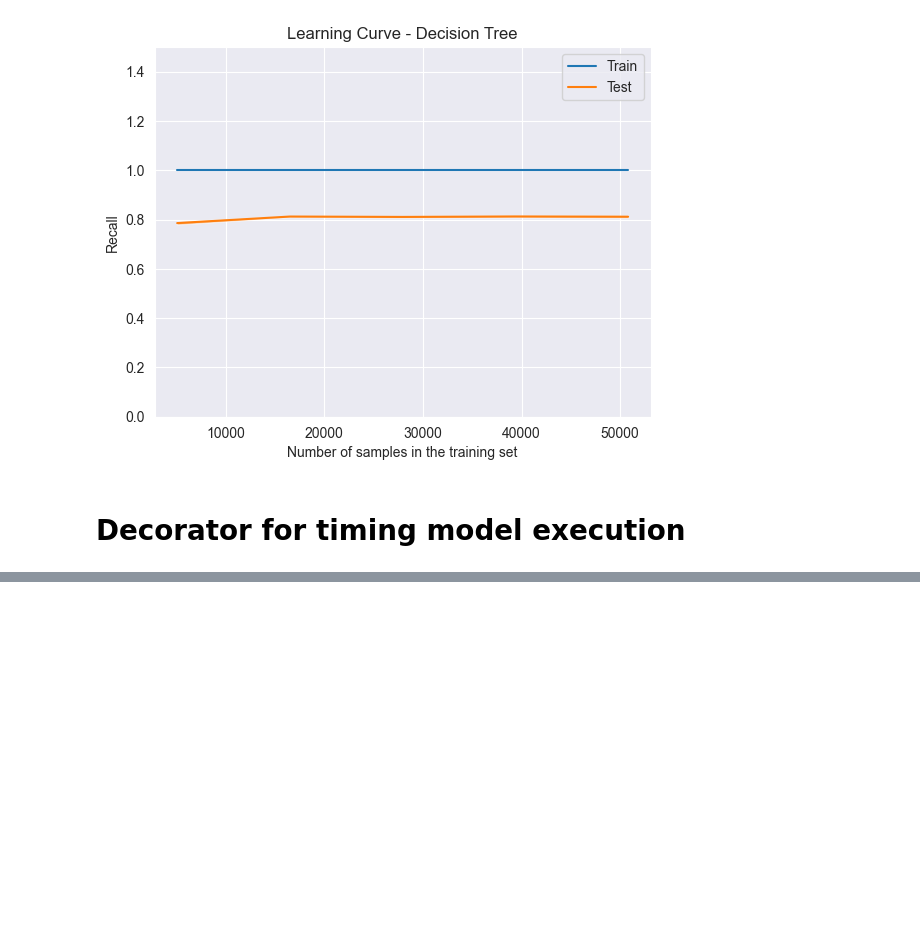
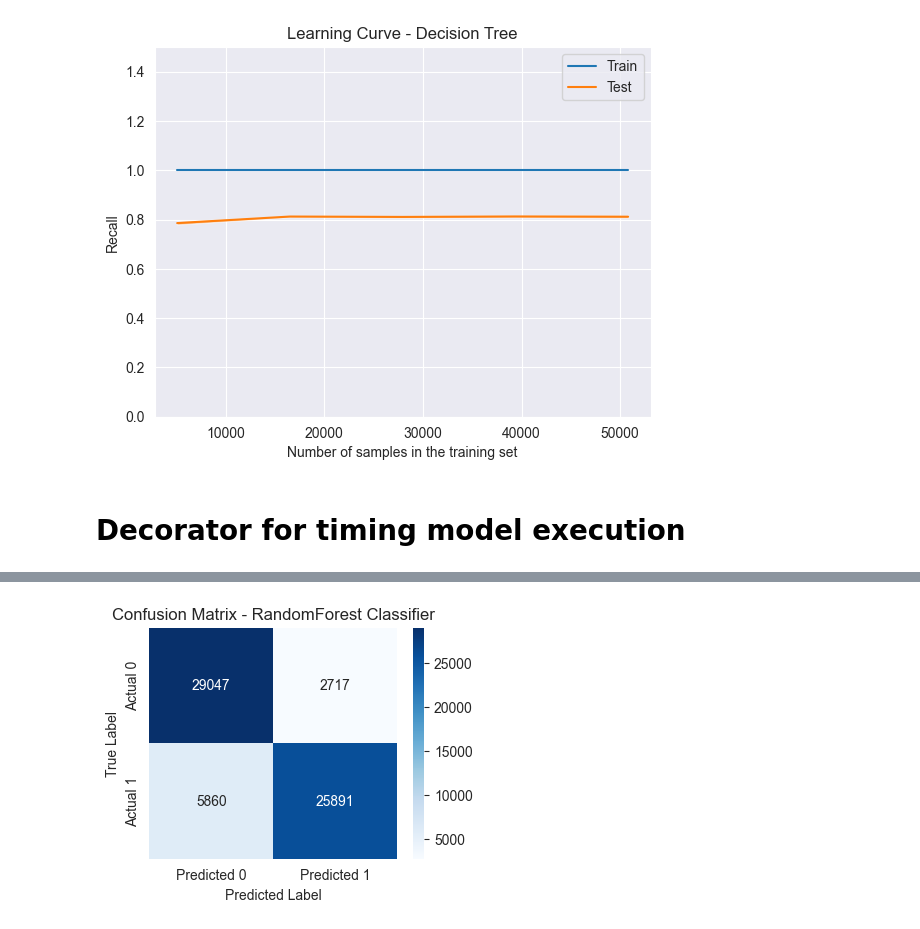
Before and after one commit to alexlafuente/heart_attack_prediction_md, a Jupyter notebook: decisionTrees.ipynb, the cells around one changed output, grey strips where cells are left out. Cells and saved outputs as stored; diff of their text form; code cells hidden in the pictures; blank space fills up the shorter version.

```diff
--- a/decisionTrees.ipynb
+++ b/decisionTrees.ipynb
@@ -242,0 +248,79 @@ Recall: 0.8130 ± 0.0026 [nº estimators (trees): 200]
+# %%
+params = {
+    "n_estimators": [100, 200, 300],
+    "max_features": ['sqrt', 'log2', 0.5, 0.7],
+    "max_depth": [None, 10, 20]
+}
+grid_search_rf  = GridSearchCV(
+    RandomForestClassifier(random_state=1),
+    param_grid = params,
+    cv = 5,
+    n_jobs = -1,
+    scoring='recall'
+)
+
+start_time_rf_grid = time.time()
+grid_search_rf.fit(X_train, y_train)
+end_time_rf_grid = time.time()
+
+print(f"Time RandomForest GridSearchCV: {end_time_rf_grid - start_time_rf_grid:.2f} seconds")
+print(f"Best Params = {grid_search_rf.best_params_}  -  Recall = {grid_search_rf.best_score_}")
+
+best_rf_classifier = grid_search_rf.best_estimator_
+y_pred_rf = best_rf_classifier.predict(X_test)
+y_proba_rf = best_rf_classifier.predict_proba(X_test)[:, 1]
+
+# accuracy, recall, precision, f1
+accuracy_rf = accuracy_score(y_test, y_pred_rf)
+recall_rf = recall_score(y_test, y_pred_rf)
+precision_rf = precision_score(y_test, y_pred_rf)
+f1_rf = f1_score(y_test, y_pred_rf)
+class_report_rf = classification_report(y_test, y_pred_rf)
+print(f"RandomForest Accuracy: {accuracy_rf:.4f}")
+print(f"RandomForest Recall: {recall_rf:.4f}")
+print(f"RandomForest Precision: {precision_rf:.4f}")
+print(f"RandomForest F1-score: {f1_rf:.4f}")
+print(f"RandomForest Classification Report:")
+print(class_report_rf)
+
+#confusion matrix
+conf_matrix_rf = confusion_matrix(y_test, y_pred_rf)
+print(conf_matrix_rf)
+plt.figure(figsize=(4, 3))
+sns.heatmap(conf_matrix_rf, annot=True, fmt='d', cmap='Blues',
+            xticklabels=['Predicted 0', 'Predicted 1'],
+            yticklabels=['Actual 0', 'Actual 1'])
+plt.xlabel('Predicted Label')
+plt.ylabel('True Label')
+plt.title('Confusion Matrix - RandomForest Classifier')
+plt.show()
+
+# ROC curve
+fpr_rf, tpr_rf, _ = roc_curve(y_test, y_proba_rf)
+roc_auc_rf = auc(fpr_rf, tpr_rf)
+print(f"RandomForest ROC AUC: {roc_auc_rf:.4f}")
+plt.figure(figsize=(8, 6))
+plt.plot(fpr_rf, tpr_rf, color='pink', lw=2, label=f'RandomForest ROC curve (area = {roc_auc_rf:.2f})')
+plt.plot([0, 1], [0, 1], color='slategray', lw=2, linestyle='--')
+plt.xlim([0.0, 1.0])
+plt.ylim([0.0, 1.05])
+plt.xlabel('False Positive Rate')
+plt.ylabel('True Positive Rate')
+plt.title('ROC Curve - RandomForest')
+plt.legend(loc="lower right")
+plt.grid(True)
+plt.show()
+
+# Guardar datos para comparacion final
+rf_metrics = {
+    'Accuracy': accuracy_rf,
+    'Recall': recall_rf,
+    'Precision': precision_rf,
+    'F1-score': f1_rf,
+    'ROC AUC': roc_auc_rf,
+    'Confusion Matrix': conf_matrix_rf,
+    'FPR': fpr_rf,
+    'TPR': tpr_rf,
+    'y_proba': y_proba_rf
+}
+# %% [output]
@@ -242,0 +345 @@ Recall: 0.8130 ± 0.0026 [nº estimators (trees): 200]
+[figure, added]
```
Also changed, not shown: parts of 13 cells of this notebook.
